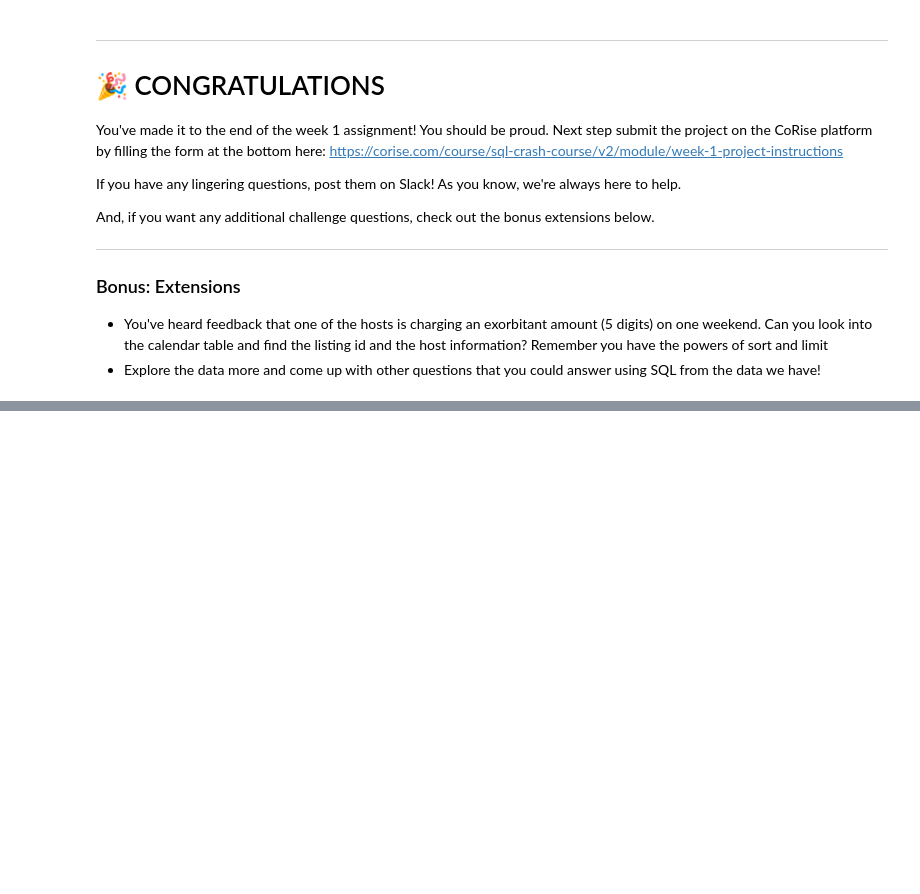
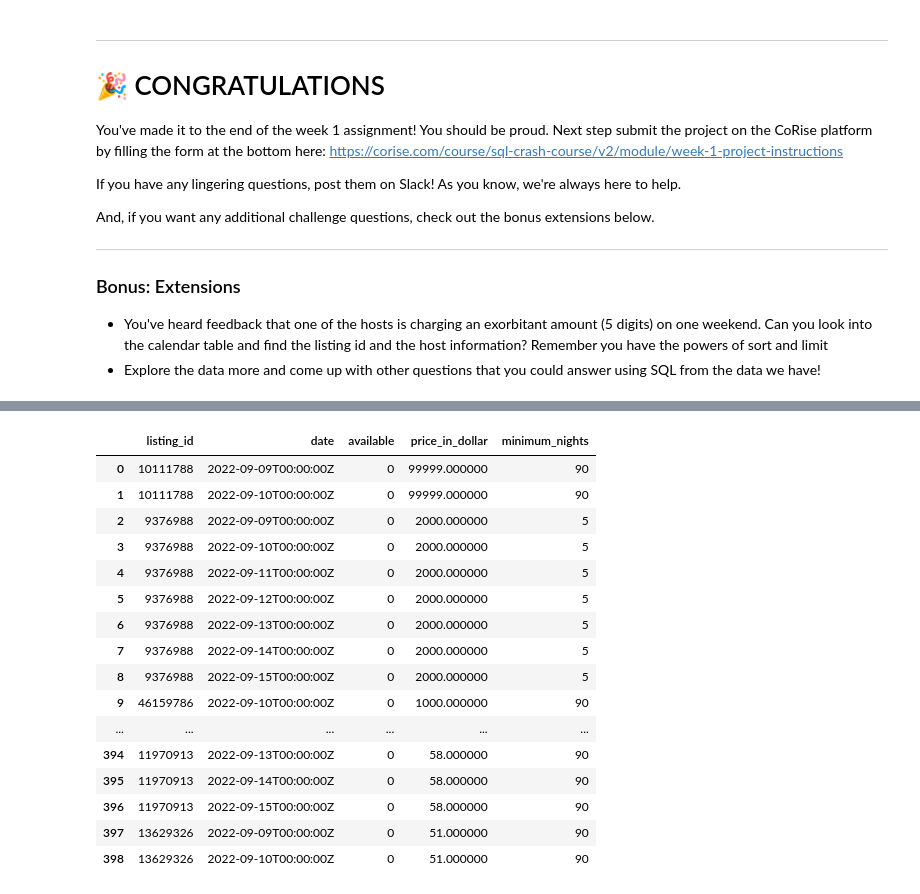
Before and after one commit to oyoenisaiaa/SQL, a Jupyter notebook: OYOENISAI_ANDREW_ESSIEN_Week_1_Project_SQLCC.ipynb, the cells around one changed output, grey strips where cells are left out. Drawn from its saved outputs; the diff is of its cells as text; code cells hidden in the pictures; blank space fills up the shorter version.

```diff
--- a/OYOENISAI_ANDREW_ESSIEN_Week_1_Project_SQLCC.ipynb
+++ b/OYOENISAI_ANDREW_ESSIEN_Week_1_Project_SQLCC.ipynb
@@ -824,0 +847,30 @@ And, if you want any additional challenge questions, check out the bonus extensi
+# %%
+# TO BE COMPLETED
+# We don't check results for the bonus, because you can explore it in any directions you want!
+# Also you can add as many cells at the bottom of the notebook as you like for more queries.
+
+query = """
+SELECT *
+FROM calendar
+ORDER BY price_in_dollar DESC
+"""
+
+run(query)
+# %% [output]
+|  | listing_id | date | available | price_in_dollar | minimum_nights |
+| 0 | 10111788 | 2022-09-09T00:00:00Z | 0 | 99999.000000 | 90 |
+| 1 | 10111788 | 2022-09-10T00:00:00Z | 0 | 99999.000000 | 90 |
+| 2 | 9376988 | 2022-09-09T00:00:00Z | 0 | 2000.000000 | 5 |
+| 3 | 9376988 | 2022-09-10T00:00:00Z | 0 | 2000.000000 | 5 |
+| 4 | 9376988 | 2022-09-11T00:00:00Z | 0 | 2000.000000 | 5 |
+| 5 | 9376988 | 2022-09-12T00:00:00Z | 0 | 2000.000000 | 5 |
+| 6 | 9376988 | 2022-09-13T00:00:00Z | 0 | 2000.000000 | 5 |
+| 7 | 9376988 | 2022-09-14T00:00:00Z | 0 | 2000.000000 | 5 |
+| 8 | 9376988 | 2022-09-15T00:00:00Z | 0 | 2000.000000 | 5 |
+| 9 | 46159786 | 2022-09-10T00:00:00Z | 0 | 1000.000000 | 90 |
+| ... | ... | ... | ... | ... | ... |
+| 394 | 11970913 | 2022-09-13T00:00:00Z | 0 | 58.000000 | 90 |
+| 395 | 11970913 | 2022-09-14T00:00:00Z | 0 | 58.000000 | 90 |
+| 396 | 11970913 | 2022-09-15T00:00:00Z | 0 | 58.000000 | 90 |
+| 397 | 13629326 | 2022-09-09T00:00:00Z | 0 | 51.000000 | 90 |
+| 398 | 13629326 | 2022-09-10T00:00:00Z | 0 | 51.000000 | 90 |
```
Also changed, not shown: parts of 2 cells of this notebook.
